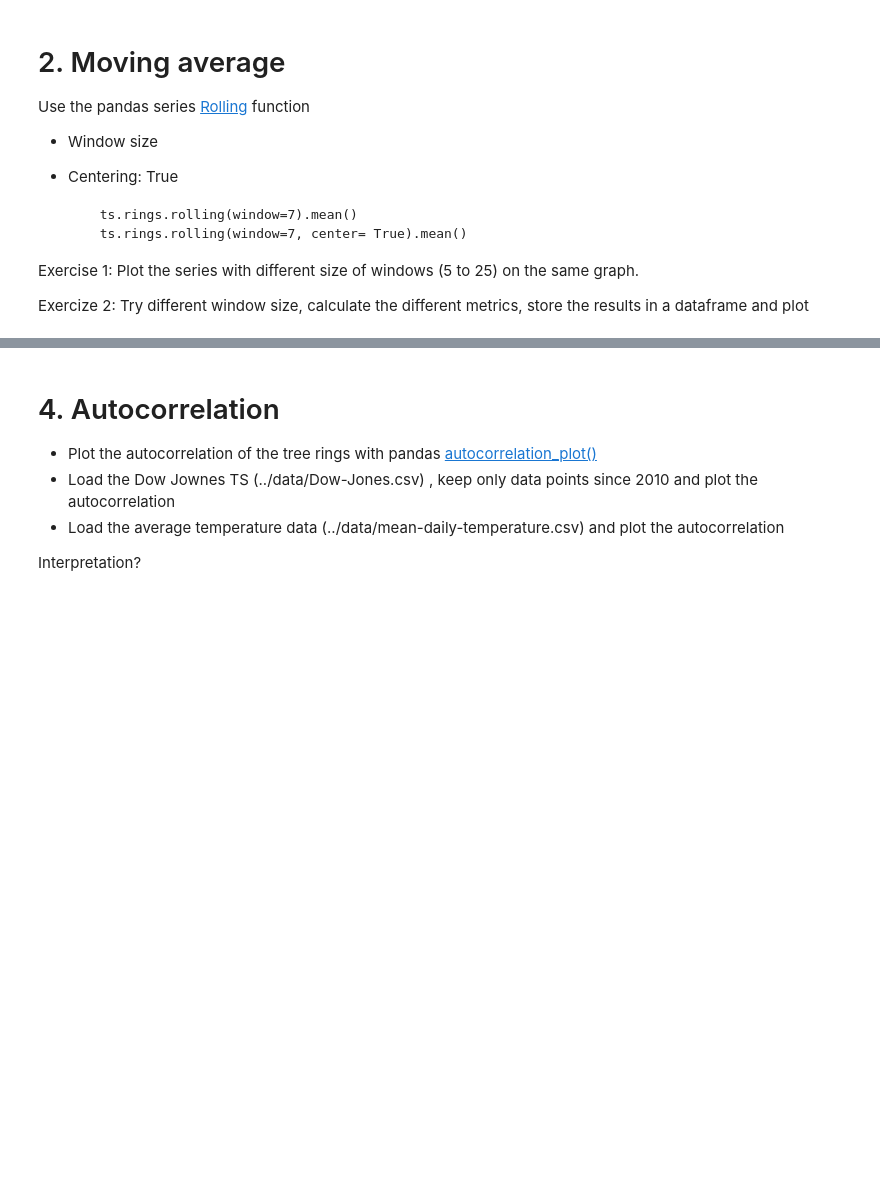
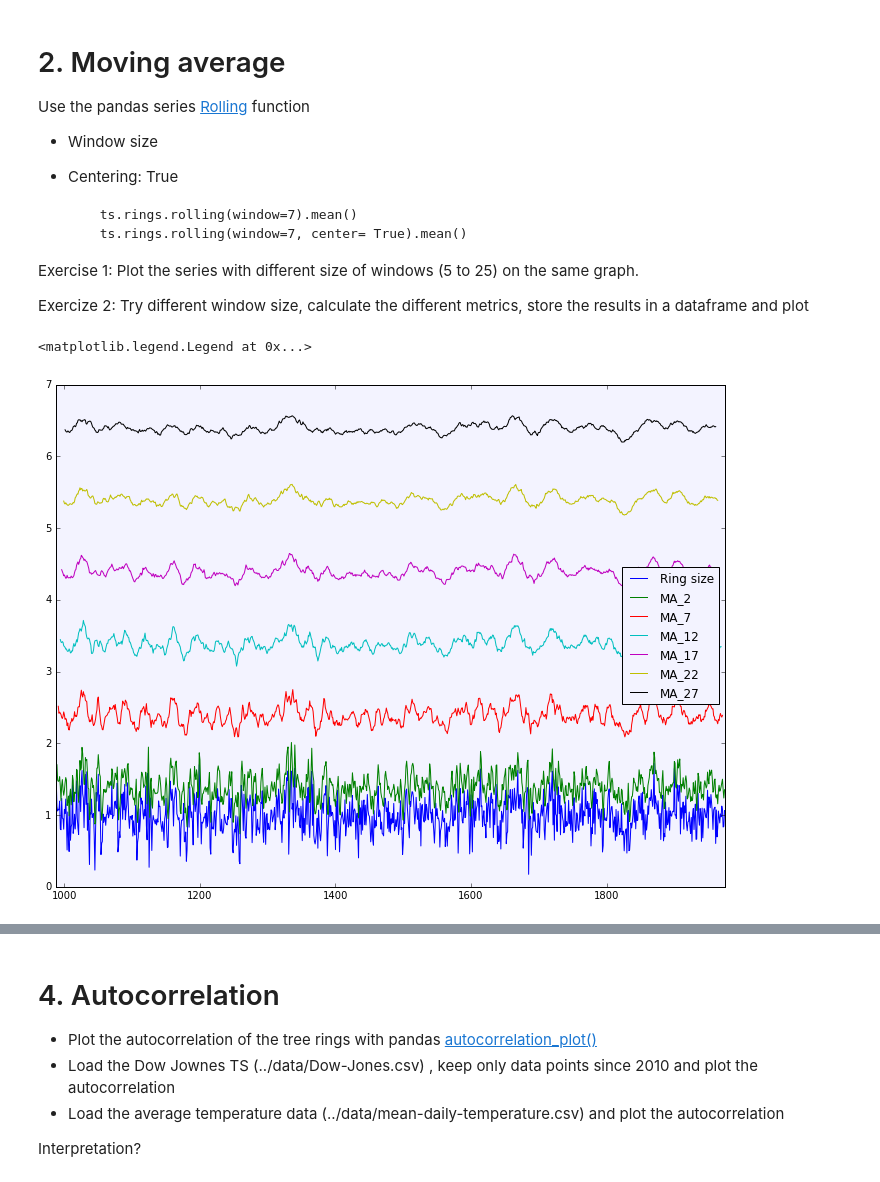
Before and after one commit to alexisperrier/gads, a Jupyter notebook: 16_time_series/py/Smoothing and Forecast 101.ipynb, the cells around one changed output, grey strips where cells are left out. Cells and saved outputs as stored; diff of their text form; code cells hidden in the pictures; blank space fills up the shorter version.

```diff
--- a/16_time_series/py/Smoothing and Forecast 101.ipynb
+++ b/16_time_series/py/Smoothing and Forecast 101.ipynb
@@ -40,3 +40,6 @@ Create a new column *simple* shifted by 1 sample so that
     * ts.simple[1] = ts.rings[0]
     * ...
     * ts.simple[n] = ts.rings[n-1]
+# %%
+ts['simple'] = ts.rings.shift(1)
+ts.head()
@@ -76,0 +107,24 @@ Exercize 2: Try different window size, calculate the different metrics, store th
+# %%
+fig= plt.figure(figsize=(12,9))
+
+plt.plot(ts.index, ts.rings, label = 'Ring size')
+
+for window_size in range(2,30, 5):
+    smoothed = ts.rings.rolling(window = window_size, center= True).mean() + window_size/5
+    plt.plot(ts.index, smoothed , label = 'MA_%s'% window_size )
+
+# window_size= 5
+# smoothed_ts = ts.rings.rolling(window= window_size, center= True).mean()
+# plt.plot(ts.index, smoothed_ts + 1, label = 'Smoothed')
+
+
+plt.xlim(xmin = min(ts.index)-1, xmax = max(ts.index) +1 )
+plt.legend(loc='best')
+
+
+# for i in range(1,25, 5):
+#     smoothed = ts.rings.rolling(window=i, center= True).mean() + i/5
+#     plt.plot(ts.index, smoothed , label = 'MA_%s'% i )
+# %% [output]
+<matplotlib.legend.Legend at 0x...>
+[figure, added]
```
Also changed, not shown: parts of 25 cells of this notebook, 2 other files.
